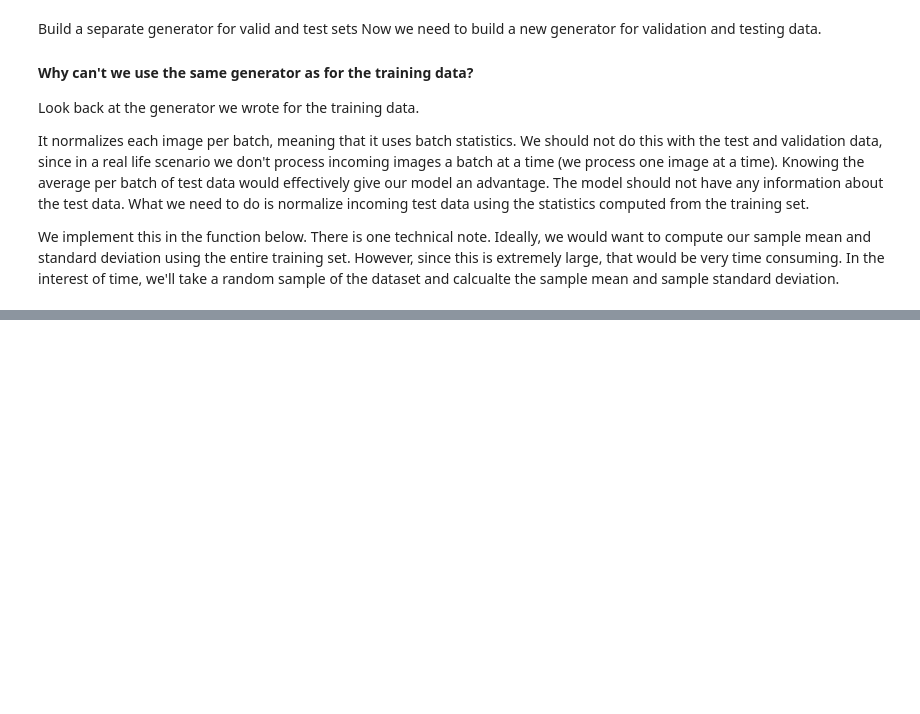
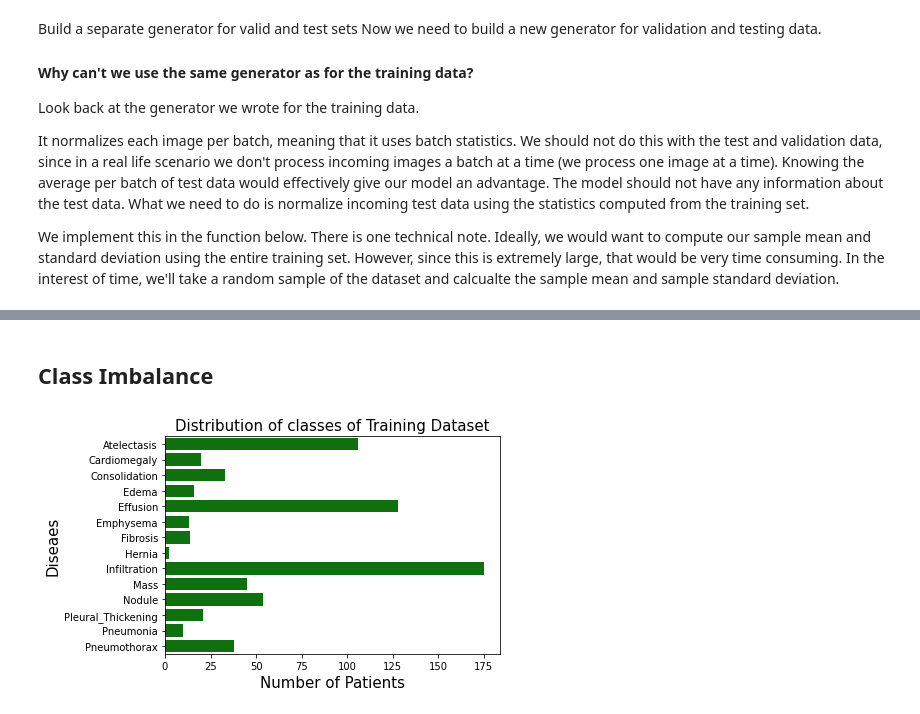
Before and after one commit to LIMON100/Ai-for-Medical, a Jupyter notebook: X-Ray/Chest_x_Ray.ipynb, the cells around one changed output, grey strips where cells are left out. Saved outputs shown, nothing was run; the diff lists cells and outputs as text; code cells hidden in the pictures; blank space fills up the shorter version.

Commit message:
checking class imbalance

```diff
--- a/X-Ray/Chest_x_Ray.ipynb
+++ b/X-Ray/Chest_x_Ray.ipynb
@@ -369,0 +380,2 @@ plt.imshow(x[0]);
+# %% [markdown]
+## Class Imbalance
@@ -369,0 +386,11 @@ plt.imshow(x[0]);
+# %%
+# Count up the number of instances of each class (drop non-class columns from the counts)
+class_counts = train_df.sum().drop(['Image','PatientId'])
+# %%
+sns.barplot(class_counts.values, class_counts.index, color = 'g')
+plt.title("Distribution of classes of Training Dataset", fontsize = 15)
+plt.xlabel('Number of Patients', fontsize = 15)
+plt.ylabel('Diseaes', fontsize = 15)
+plt.show()
+# %% [output]
+[figure, added]
```
Also changed, not shown: parts of 15 cells of this notebook.
